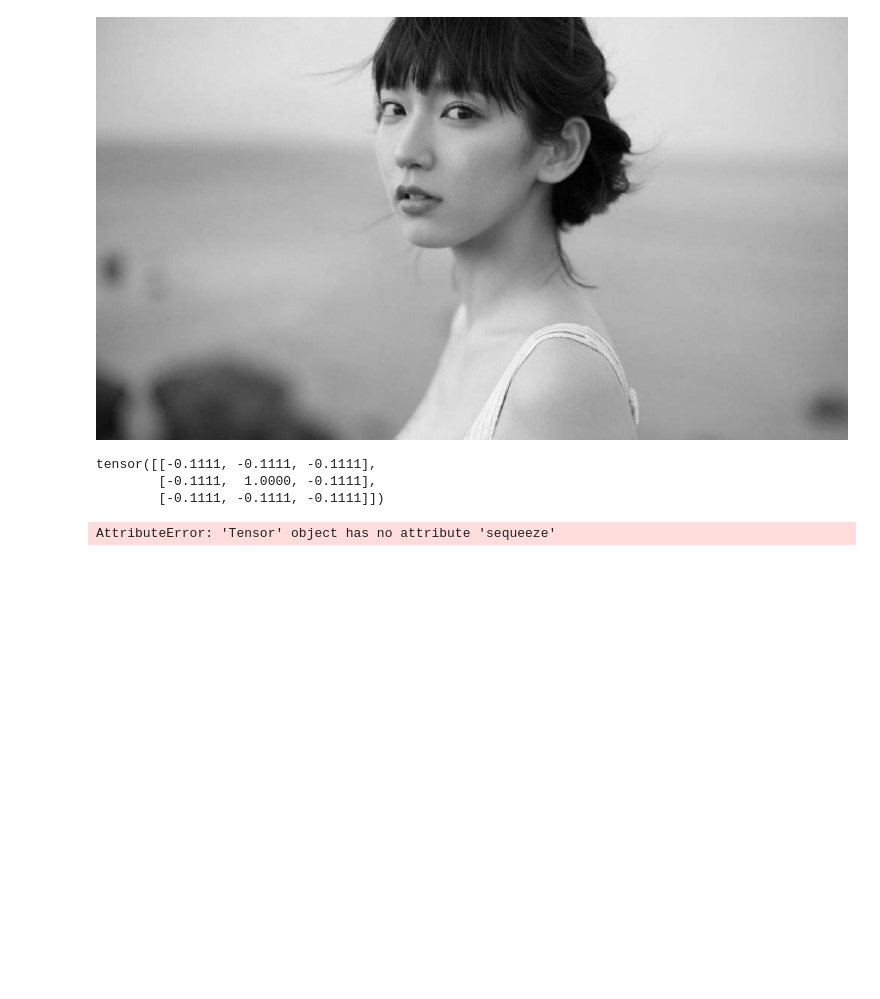
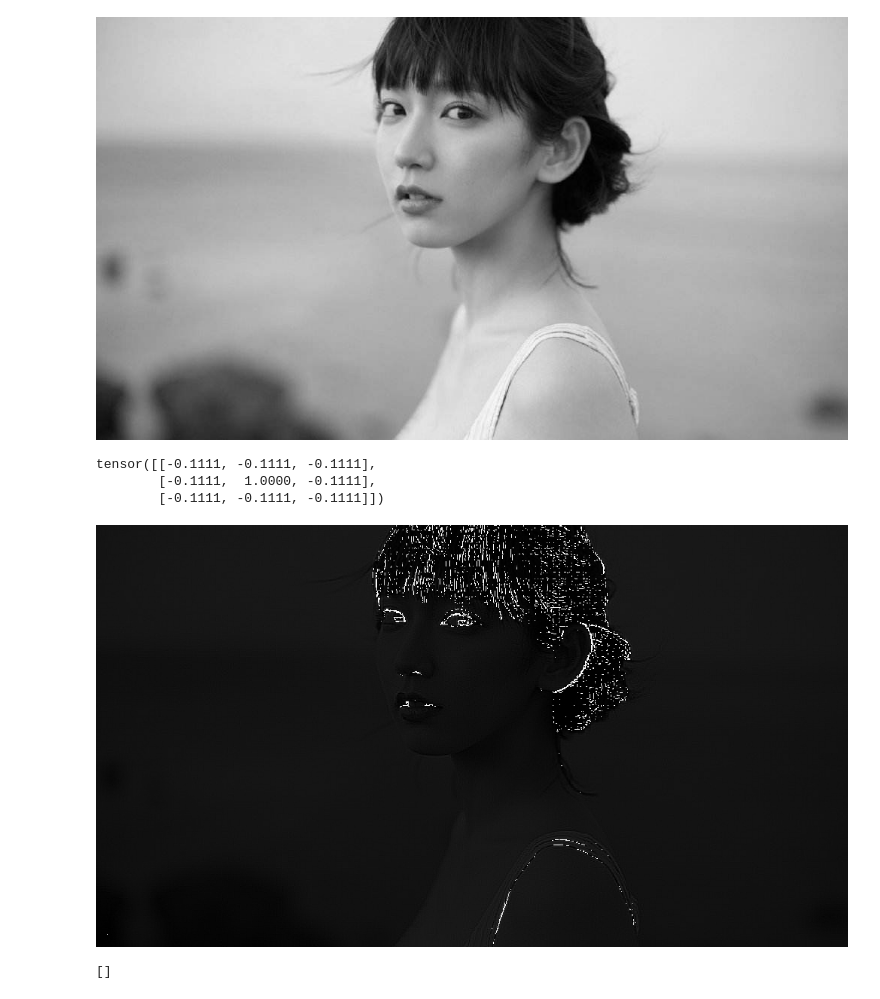
Before and after one commit to BlainWu/pytorch-learn, a Jupyter notebook: torch_nn_常用神经网络.ipynb, the cells around one changed output. Cells and saved outputs as stored; diff of their text form; code cells hidden in the pictures; blank space fills up the shorter version.

```diff
--- a/torch_nn_常用神经网络.ipynb
+++ b/torch_nn_常用神经网络.ipynb
@@ -18,28 +18,26 @@ RGB
 # %%
 #输入的是一个batch，且size为1
 inputs = to_tensor(pic).unsqueeze(0)
 
 #锐化卷积内核
 kernel = t.ones(3,3)/-9.
 kernel[1][1] =1
 print(kernel)
 
-'''conv = nn.Conv3d(in_channels=2,
-                 out_channels=6,
-                 kernel_size=(2,1,1),
-                 stride=1,
-                 padding=0,
-                 dilation=1,
-                 groups=1,
-                 bias=False)'''
 
 conv = nn.Conv2d(1,1,(3,3),1,bias=False)
 conv.weight.data = kernel.view(1,1,3,3)
 
-out = conv(var(inputs))
-to_pil(out.data.sequeeze(0))
+output = conv(var(inputs))
+to_pil(output.data.squeeze(0))
 # %% [output]
 tensor([[-0.1111, -0.1111, -0.1111],
         [-0.1111,  1.0000, -0.1111],
         [-0.1111, -0.1111, -0.1111]])
-AttributeError: 'Tensor' object has no attribute 'sequeeze'
+[figure, added]
+# %%
+#池化层没有参数
+pool = nn.AvgPool2d(2,2)
+list(pool.parameters())
+# %% [output]
+[]
```
Also changed, not shown: parts of 5 cells of this notebook.
